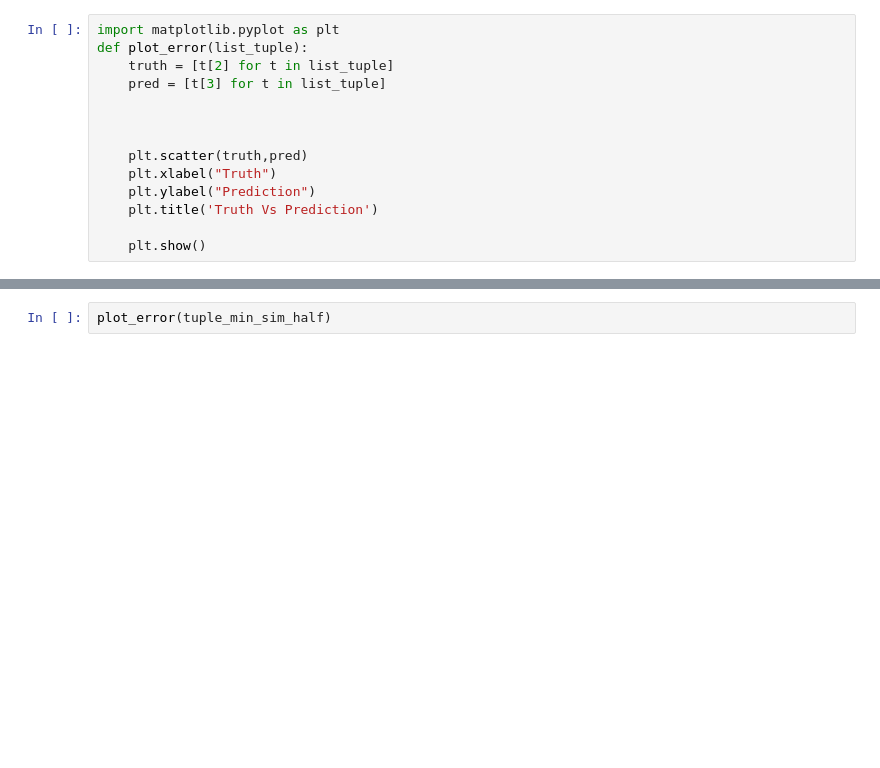
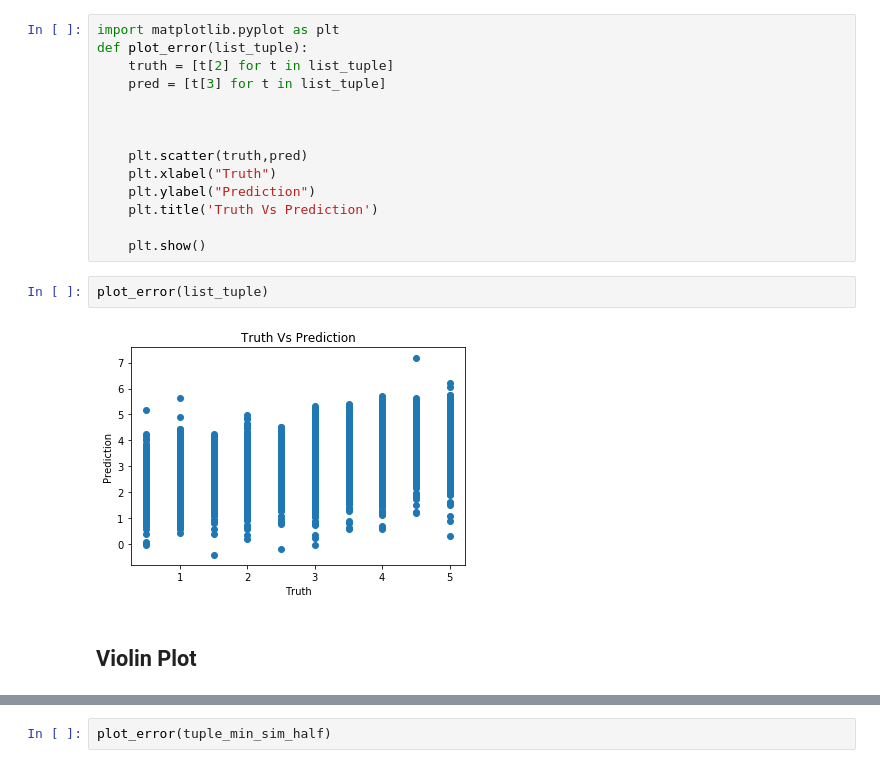
Before and after one commit to Pri12890/CollaborativeFiltering_ClassificationModels, a Jupyter notebook: MovieLens.ipynb, the cells around one changed output, grey strips where cells are left out. Drawn from its saved outputs; the diff is of its cells as text; blank space fills up the shorter version.

```diff
--- a/MovieLens.ipynb
+++ b/MovieLens.ipynb
@@ -368,3 +368,9 @@ def plot_error(list_tuple):
     plt.title('Truth Vs Prediction')
 
     plt.show()
+# %%
+plot_error(list_tuple)
+# %% [output]
+[figure, added]
+# %% [markdown]
+## Violin Plot
```
Also changed, not shown: parts of 21 cells of this notebook.
